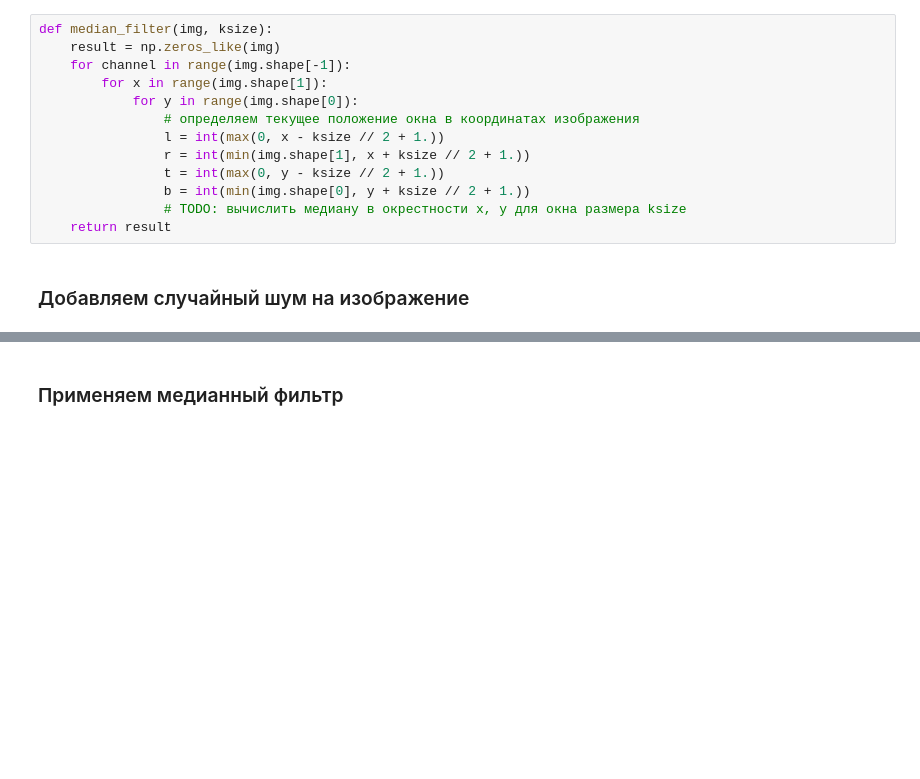
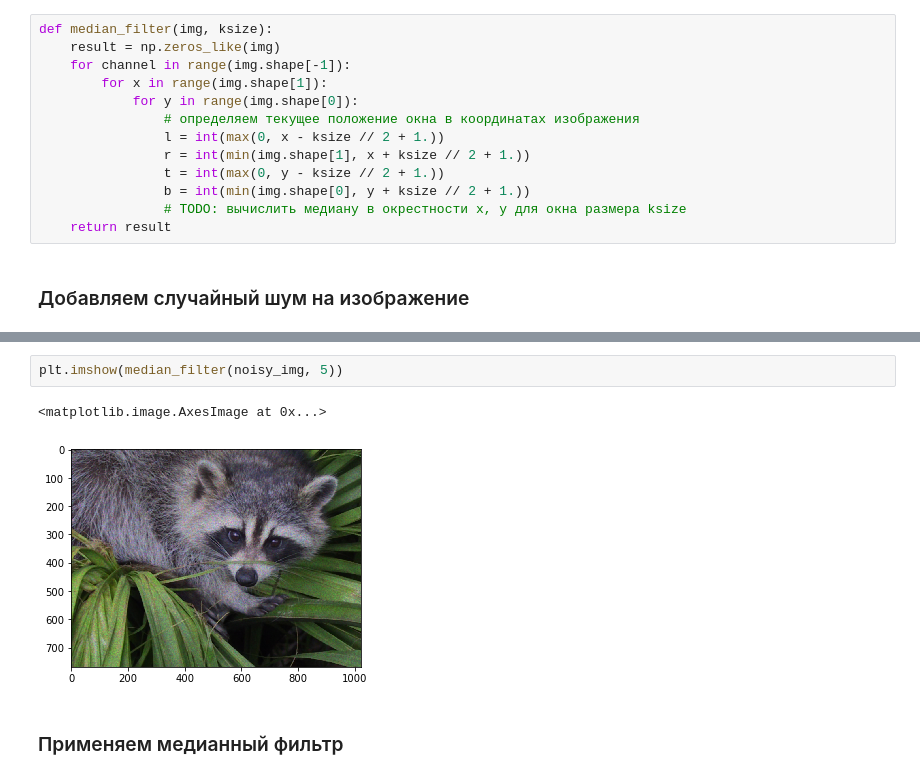
Before and after one commit to a4tunado/lectures, a Jupyter notebook: cv/001/tasks/001-filtering.ipynb, the cells around one changed output, grey strips where cells are left out. Saved outputs shown, nothing was run; the diff lists cells and outputs as text; blank space fills up the shorter version.

Commit message:
add comments tasks/001-filtering.ipynb

```diff
--- a/cv/001/tasks/001-filtering.ipynb
+++ b/cv/001/tasks/001-filtering.ipynb
@@ -112,3 +121,8 @@ plt.imshow(noisy_img)
+# %%
+plt.imshow(median_filter(noisy_img, 5))
+# %% [output]
+<matplotlib.image.AxesImage at 0x...>
+[figure, added]
 # %% [markdown]
 ### Применяем медианный фильтр
 # %%
```
Also changed, not shown: parts of 14 cells of this notebook.
